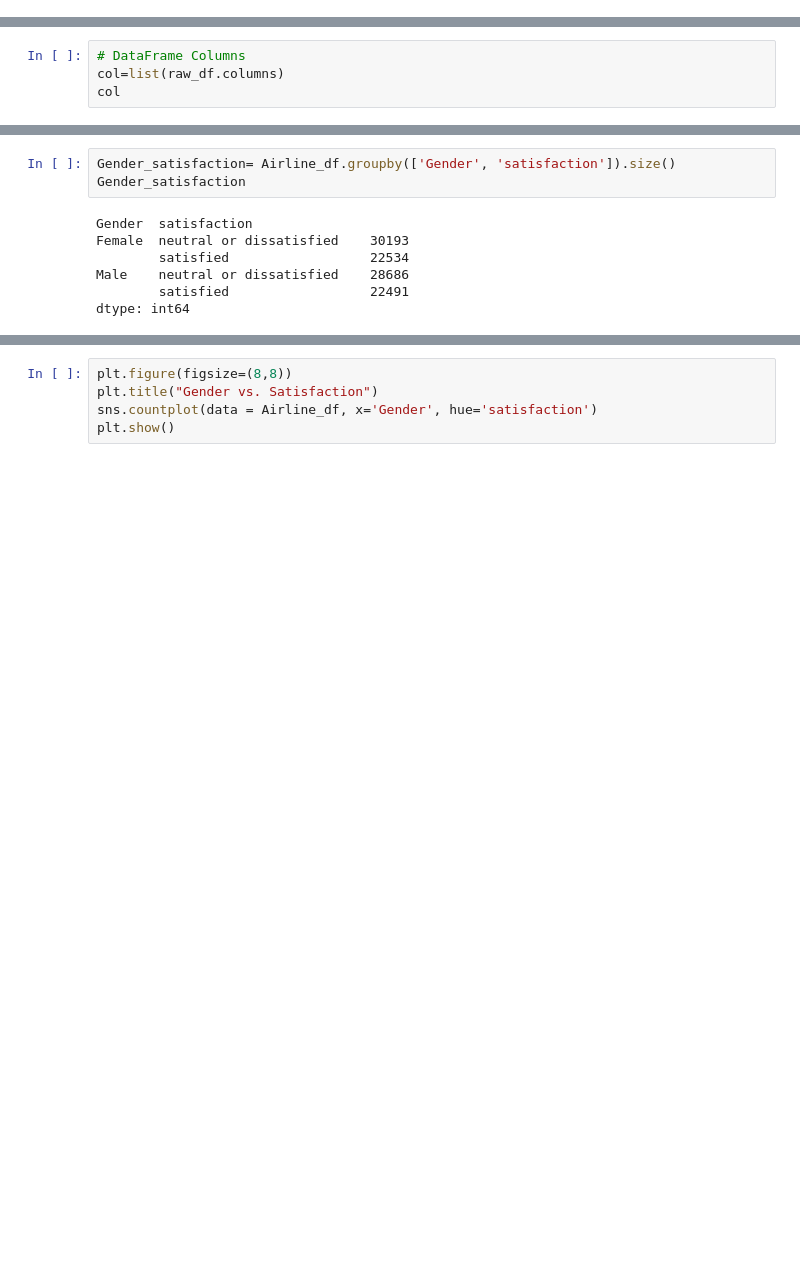
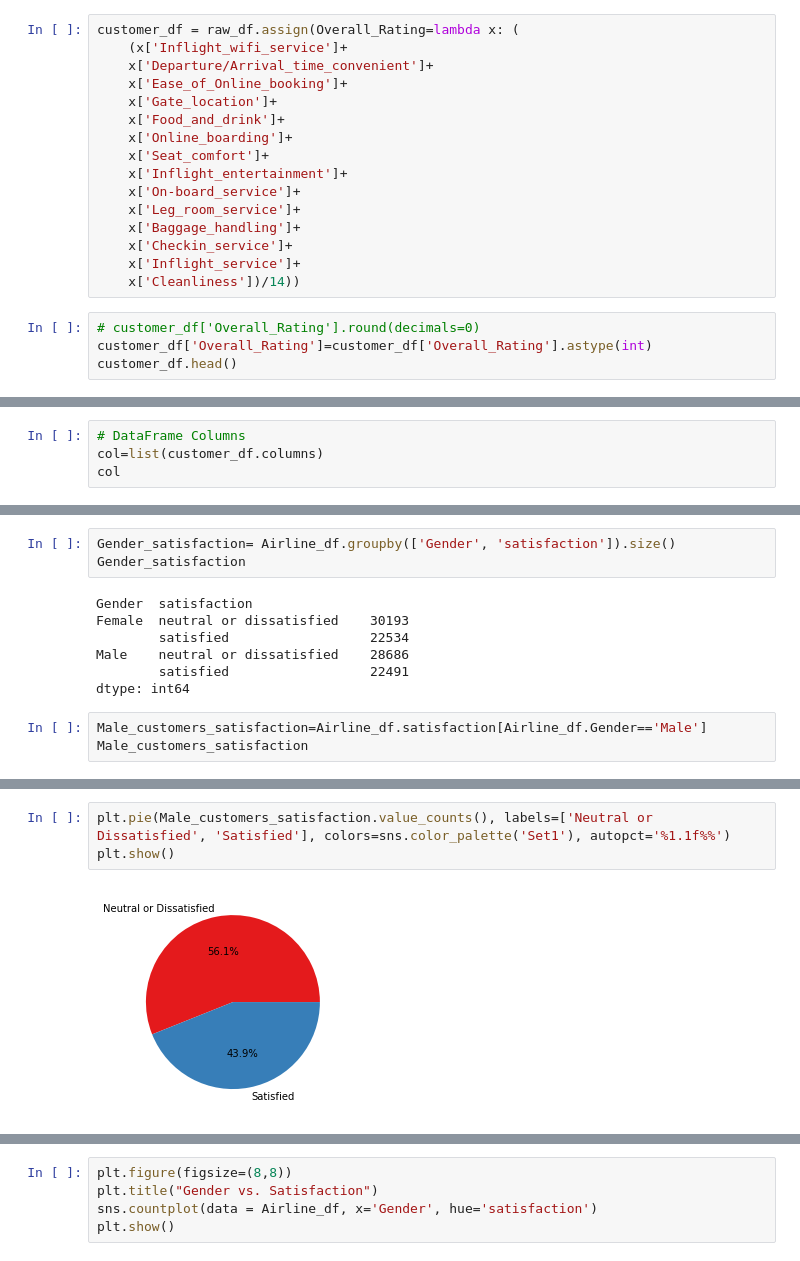
Before and after one commit to speplinski3/G3_Santander_Customer_Satisfaction, a Jupyter notebook: Airline_Customer_Satisfaction_ML_Wuyang.ipynb, the cells around one changed output, grey strips where cells are left out. Saved outputs shown, nothing was run; the diff lists cells and outputs as text; blank space fills up the shorter version.

```diff
--- a/Airline_Customer_Satisfaction_ML_Wuyang.ipynb
+++ b/Airline_Customer_Satisfaction_ML_Wuyang.ipynb
@@ -140,0 +144,20 @@ raw_df['Arrival_Delay_in_Minutes'].isnull().sum()
+# %%
+customer_df = raw_df.assign(Overall_Rating=lambda x: (
+    (x['Inflight_wifi_service']+
+    x['Departure/Arrival_time_convenient']+
+    x['Ease_of_Online_booking']+
+    x['Gate_location']+
+    x['Food_and_drink']+
+    x['Online_boarding']+
+    x['Seat_comfort']+
+    x['Inflight_entertainment']+
+    x['On-board_service']+
+    x['Leg_room_service']+
+    x['Baggage_handling']+
+    x['Checkin_service']+
+    x['Inflight_service']+
+    x['Cleanliness'])/14))
+# %%
+# customer_df['Overall_Rating'].round(decimals=0)
+customer_df['Overall_Rating']=customer_df['Overall_Rating'].astype(int)
+customer_df.head()
@@ -154,7 +185,7 @@ raw_df.to_sql(name='airline_customer_satisfaction', con=engine, if_exists='repla
 Airline = engine.execute('SELECT * FROM airline_customer_satisfaction')
 # %%
 # DataFrame Columns
-col=list(raw_df.columns)
+col=list(customer_df.columns)
 col
 # %% [output]
 ['Gender',
@@ -295,3 +310,6 @@ Female  neutral or dissatisfied    30193
 Male    neutral or dissatisfied    28686
         satisfied                  22491
 dtype: int64
+# %%
+Male_customers_satisfaction=Airline_df.satisfaction[Airline_df.Gender=='Male']
+Male_customers_satisfaction
@@ -297,0 +329,5 @@ dtype: int64
+# %%
+plt.pie(Male_customers_satisfaction.value_counts(), labels=['Neutral or Dissatisfied', 'Satisfied'], colors=sns.color_palette('Set1'), autopct='%1.1f%%')
+plt.show()
+# %% [output]
+[figure, added]
```
Also changed, not shown: parts of 18 cells of this notebook.
